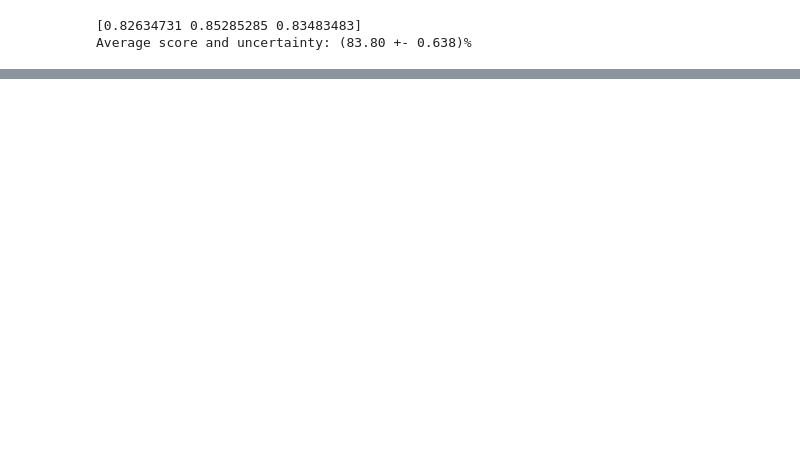
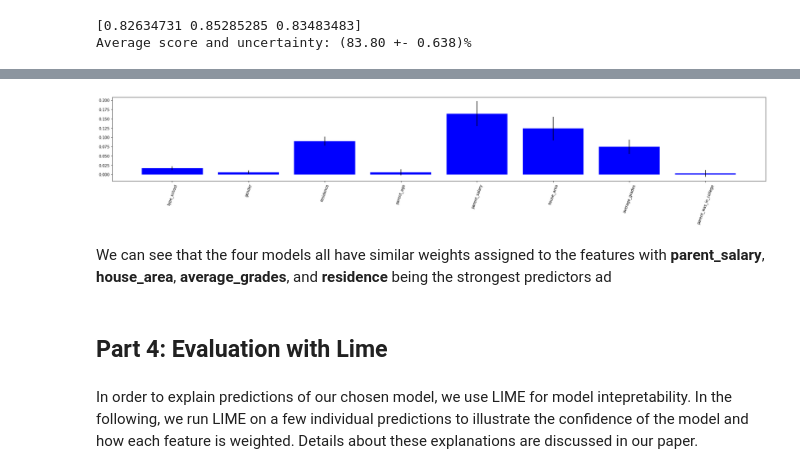
Before and after one commit to jonathanho168/haii-final-project, a Jupyter notebook: predicting_student_enrollment_college.ipynb, the cells around one changed output, grey strips where cells are left out. Drawn from its saved outputs; the diff is of its cells as text; code cells hidden in the pictures; blank space fills up the shorter version.

```diff
--- a/predicting_student_enrollment_college.ipynb
+++ b/predicting_student_enrollment_college.ipynb
@@ -340,0 +420,27 @@ SVM model had highest accuracy and f1 score
+# %%
+# Logistic Regression (Sample for the second highest accuracy)
+
+from sklearn.inspection import permutation_importance
+
+result = permutation_importance(log, X_test, y_test, n_repeats=10, random_state=42, n_jobs=2)
+
+m = []
+n = []
+
+for i,j in enumerate(result.importances_mean):
+    m.append(df.columns[i])
+    n.append(j)
+
+plt.figure(figsize=(25, 5))
+plt.bar(x=m,height=n, yerr=result.importances_std)
+plt.xticks(rotation=70)
+plt.tight_layout()
+plt.show()
+# %% [output]
+[figure, added]
+# %% [markdown]
+We can see that the four models all have similar weights assigned to the features with **parent_salary**, **house_area**, **average_grades**, and **residence** being the strongest predictors ad
+# %% [markdown]
+## Part 4: Evaluation with Lime
+# %% [markdown]
+In order to explain predictions of our chosen model, we use LIME for model intepretability. In the following, we run LIME on a few individual predictions to illustrate the confidence of the model and how each feature is weighted. Details about these explanations are discussed in our paper.
```
Also changed, not shown: parts of 35 cells of this notebook, 2 other files.
